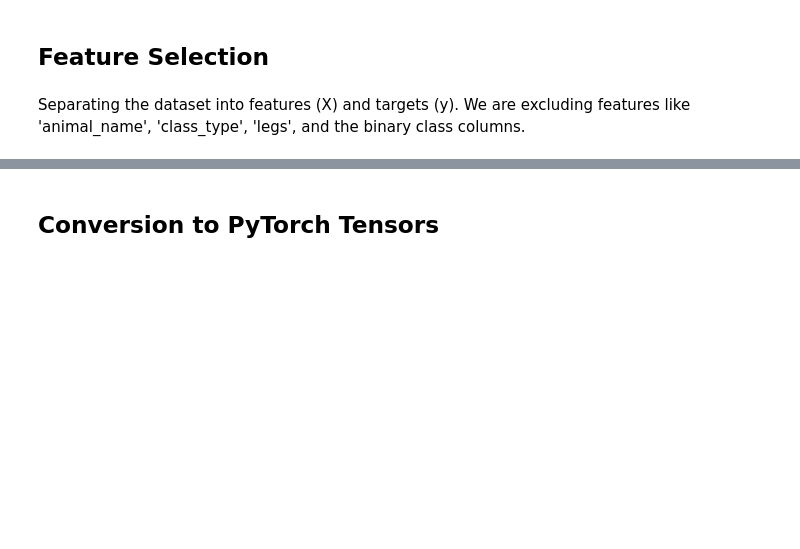
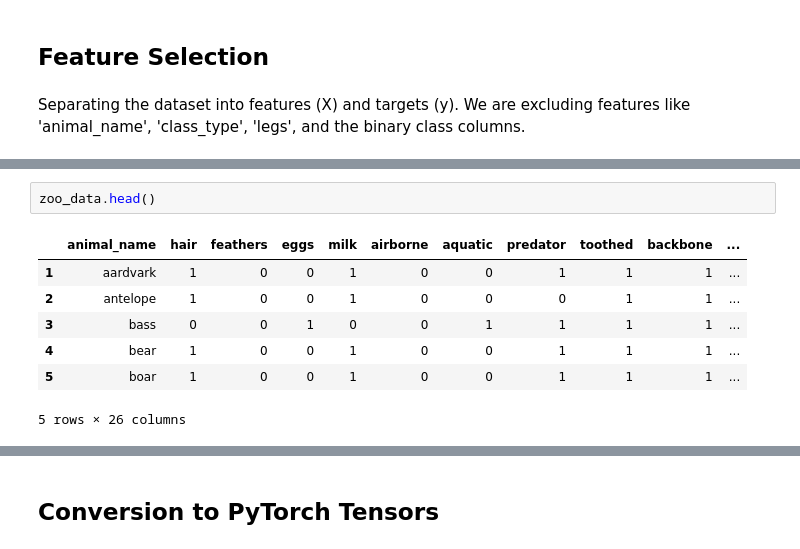
Before and after one commit to suryawanshiaarti022/Individual-Project, a Jupyter notebook: code_with_weight_matrices.ipynb, the cells around one changed output, grey strips where cells are left out. Drawn from its saved outputs; the diff is of its cells as text; blank space fills up the shorter version.

```diff
--- a/code_with_weight_matrices.ipynb
+++ b/code_with_weight_matrices.ipynb
@@ -145,0 +156,10 @@ X_test = scaler.transform(X_test)
+# %%
+zoo_data.head()
+# %% [output]
+|  | animal_name | hair | feathers | eggs | milk | airborne | aquatic | predator | toothed | backbone | ... |
+| 1 | aardvark | 1 | 0 | 0 | 1 | 0 | 0 | 1 | 1 | 1 | ... |
+| 2 | antelope | 1 | 0 | 0 | 1 | 0 | 0 | 0 | 1 | 1 | ... |
+| 3 | bass | 0 | 0 | 1 | 0 | 0 | 1 | 1 | 1 | 1 | ... |
+| 4 | bear | 1 | 0 | 0 | 1 | 0 | 0 | 1 | 1 | 1 | ... |
+| 5 | boar | 1 | 0 | 0 | 1 | 0 | 0 | 1 | 1 | 1 | ... |
+5 rows × 26 columns
```
Also changed, not shown: parts of 20 cells of this notebook.
